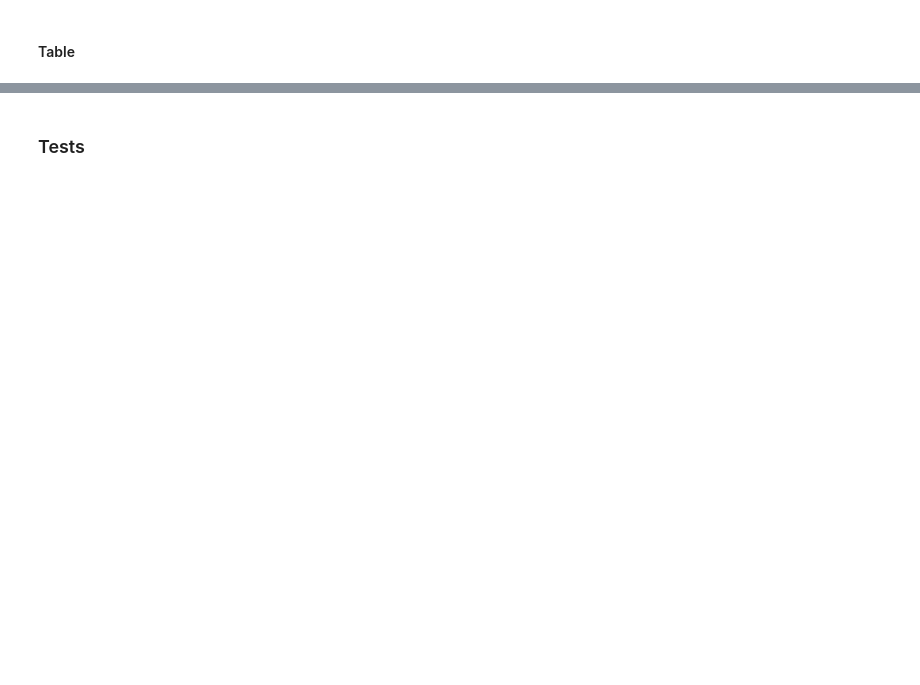
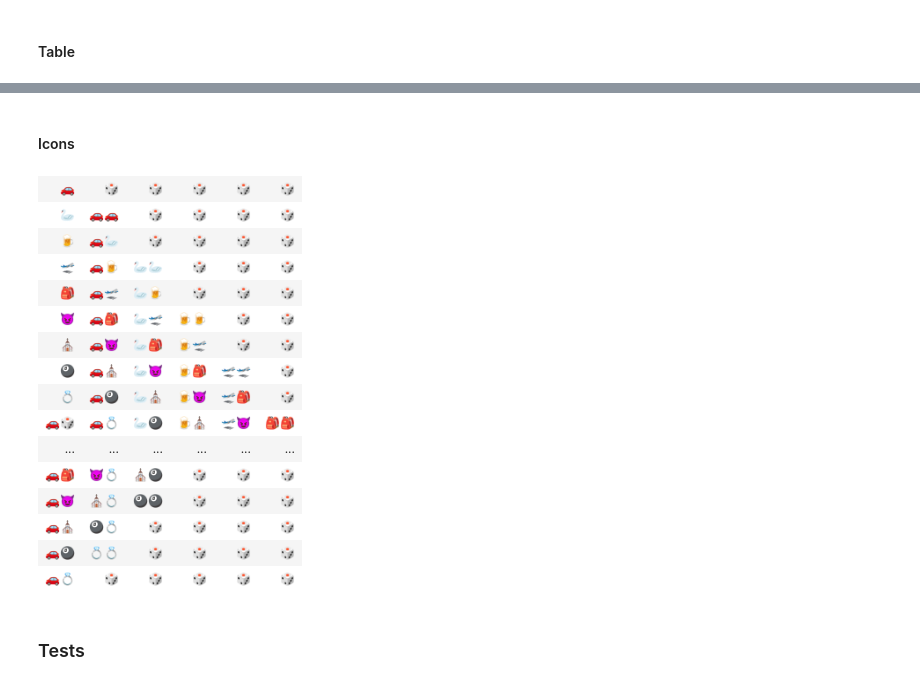
Before and after one commit to SergeyOberemok/python-storybook, a Jupyter notebook: Math/Addition table.ipynb, the cells around one changed output, grey strips where cells are left out. Drawn from its saved outputs; the diff is of its cells as text; code cells hidden in the pictures; blank space fills up the shorter version.

```diff
--- a/Math/Addition table.ipynb
+++ b/Math/Addition table.ipynb
@@ -25,7 +26,7 @@ icons = {
     3: '🍺',
     4: '🛫',
     5: '🎒',
-    6: '😈',
+    6: '👿',
     7: '⛪',
     8: '🎱',
     9: '💍',
@@ -189,3 +161,26 @@ display(HTML(htmlOutput.dictionaryToHtml(iconsAdditionDictionary, True)))
+# %% [markdown]
+#### Icons
+# %%
+iconsTable = mapMatrixToIcons(D, icons)
+
+display(HTML(TableHtml.toHtml(iconsTable)))
+# %% [output]
+| 🚗 | 🎲 | 🎲 | 🎲 | 🎲 | 🎲 |
+| 🦢 | 🚗🚗 | 🎲 | 🎲 | 🎲 | 🎲 |
+| 🍺 | 🚗🦢 | 🎲 | 🎲 | 🎲 | 🎲 |
+| 🛫 | 🚗🍺 | 🦢🦢 | 🎲 | 🎲 | 🎲 |
+| 🎒 | 🚗🛫 | 🦢🍺 | 🎲 | 🎲 | 🎲 |
+| 😈 | 🚗🎒 | 🦢🛫 | 🍺🍺 | 🎲 | 🎲 |
+| ⛪ | 🚗😈 | 🦢🎒 | 🍺🛫 | 🎲 | 🎲 |
+| 🎱 | 🚗⛪ | 🦢😈 | 🍺🎒 | 🛫🛫 | 🎲 |
+| 💍 | 🚗🎱 | 🦢⛪ | 🍺😈 | 🛫🎒 | 🎲 |
+| 🚗🎲 | 🚗💍 | 🦢🎱 | 🍺⛪ | 🛫😈 | 🎒🎒 |
+| ... | ... | ... | ... | ... | ... |
+| 🚗🎒 | 😈💍 | ⛪🎱 | 🎲 | 🎲 | 🎲 |
+| 🚗😈 | ⛪💍 | 🎱🎱 | 🎲 | 🎲 | 🎲 |
+| 🚗⛪ | 🎱💍 | 🎲 | 🎲 | 🎲 | 🎲 |
+| 🚗🎱 | 💍💍 | 🎲 | 🎲 | 🎲 | 🎲 |
+| 🚗💍 | 🎲 | 🎲 | 🎲 | 🎲 | 🎲 |
 # %% [markdown]
 ### Tests
 # %%
```
Also changed, not shown: parts of 16 cells of this notebook, 34 other files.
